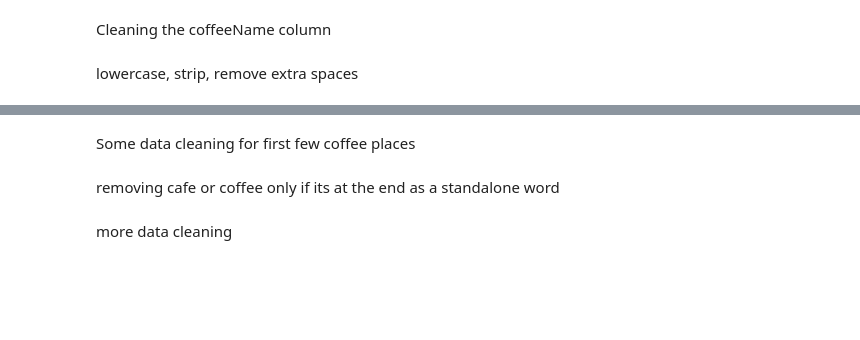
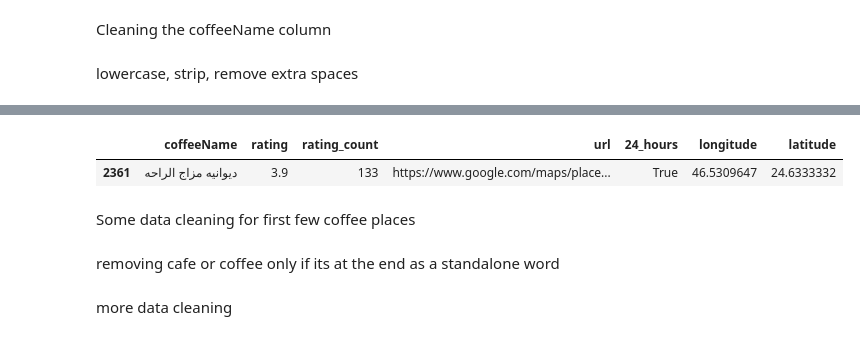
Before and after one commit to TurkiAlrasheed/coffee-explorer-riyadh, a Jupyter notebook: eda.ipynb, the cells around one changed output, grey strips where cells are left out. Cells and saved outputs as stored; diff of their text form; code cells hidden in the pictures; blank space fills up the shorter version.

```diff
--- a/eda.ipynb
+++ b/eda.ipynb
@@ -67,5 +69,5 @@ Cleaning the coffeeName column
 # %% [markdown]
 lowercase, strip, remove extra spaces
 # %%
-cafes['coffeeName']  = cafes['coffeeName'].str.lower().str.strip().str.replace(r'\s+', ' ', regex=True).apply(clean_str).apply(remove_accents).apply(normalize_arabic)
+cafes['coffeeName']  = cafes['coffeeName'].str.lower().str.strip().str.replace(r'\s+', ' ', regex=True).apply(clean_str).apply(remove_accents).apply(normalize_arabic).str.strip('.').str.strip()
 # %%
@@ -101,2 +81,8 @@ cafes[cafes['coffeeName']=='مقهي كيان الافراح']['url'].iloc[0]
+# %%
+pd.set_option('display.max_colwidth', None)
+cafes[cafes['coffeeName']=='ديوانيه مزاج الراحه']
+# %% [output]
+|  | coffeeName | rating | rating_count | url | 24_hours | longitude | latitude |
+| 2361 | ديوانيه مزاج الراحه | 3.9 | 133 | https://www.google.com/maps/place... | True | 46.5309647 | 24.6333332 |
 # %% [markdown]
 Some data cleaning for first few coffee places
```
Also changed, not shown: parts of 21 cells of this notebook.
